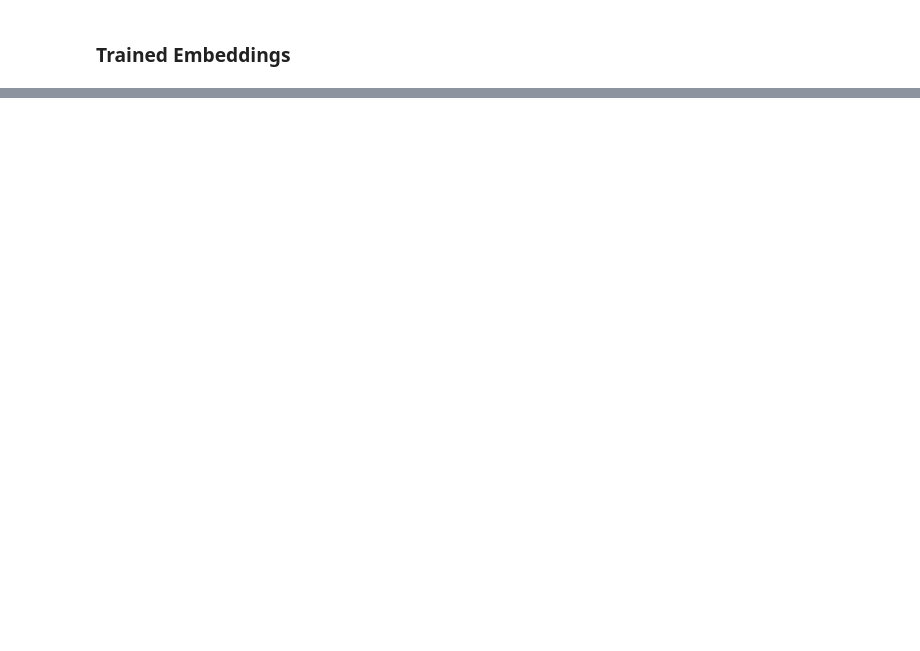
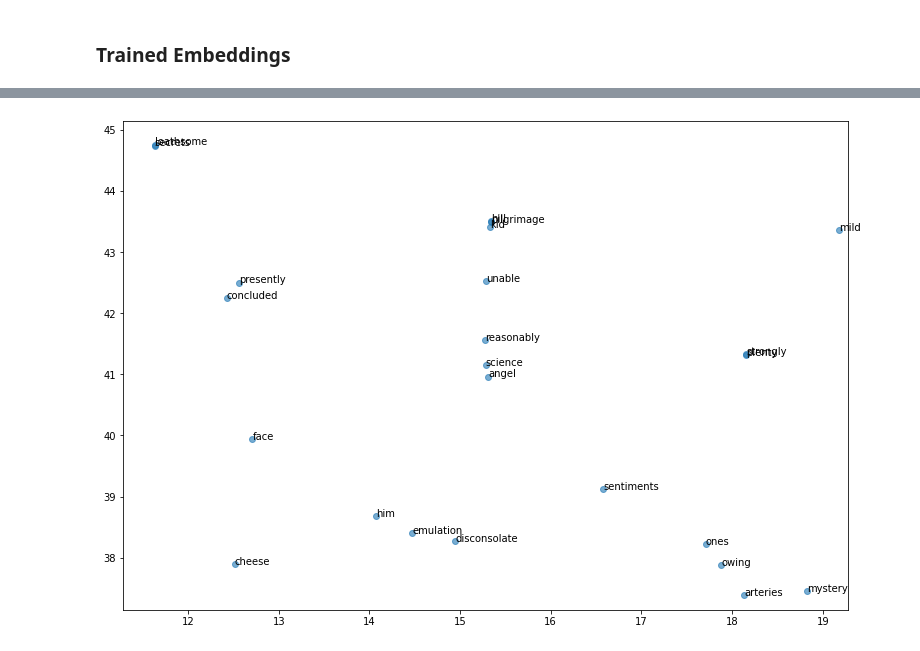
Before and after one commit to sgeinitz/cs39aa_notebooks, a Jupyter notebook: misc/embeddings_w_frankenstein.ipynb, the cells around one changed output, grey strips where cells are left out. Drawn from its saved outputs; the diff is of its cells as text; code cells hidden in the pictures; blank space fills up the shorter version.

```diff
--- a/misc/embeddings_w_frankenstein.ipynb
+++ b/misc/embeddings_w_frankenstein.ipynb
@@ -767,0 +974,4 @@ embs_red = TSNE(n_components=2, learning_rate='auto', init='random', perplexity=
+# %%
+plot_region_around('science', margin=4);
+# %% [output]
+[figure, added]
```
Also changed, not shown: parts of 25 cells of this notebook.
